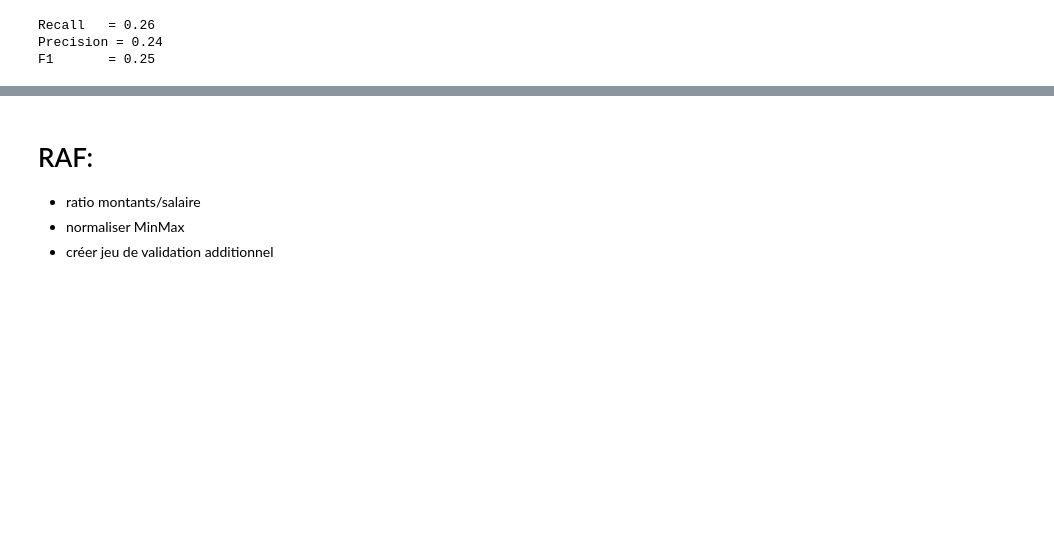
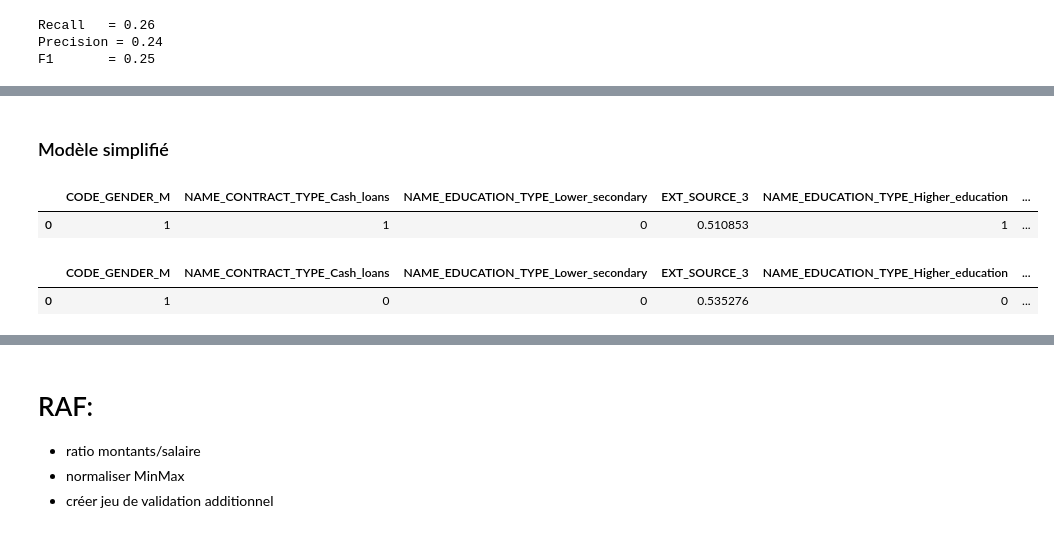
Before and after one commit to JeanRosselVallee/project_7, a Jupyter notebook: modeling/Jean_Vallée_2_notebook_modelisation_042024.ipynb, the cells around one changed output, grey strips where cells are left out. Cells and saved outputs as stored; diff of their text form; code cells hidden in the pictures; blank space fills up the shorter version.

```diff
--- a/modeling/Jean_Vallée_2_notebook_modelisation_042024.ipynb
+++ b/modeling/Jean_Vallée_2_notebook_modelisation_042024.ipynb
@@ -1490,0 +1512,12 @@ F1       = 0.25
+# %% [markdown]
+### Modèle simplifié
+# %%
+df_X_train_simple = df_X_train[list(df_features_top['feature'])]
+df_X_test_simple  = df_X_test [list(df_features_top['feature'])]
+display(df_X_train_simple.head(1))
+display(df_X_test_simple .head(1))
+# %% [output]
+|  | CODE_GENDER_M | NAME_CONTRACT_TYPE_Cash_loans | NAME_EDUCATION_TYPE_Lower_secondary | EXT_SOURCE_3 | NAME_EDUCATION_TYPE_Higher_education | ... |
+| 0 | 1 | 1 | 0 | 0.510853 | 1 | ... |
+|  | CODE_GENDER_M | NAME_CONTRACT_TYPE_Cash_loans | NAME_EDUCATION_TYPE_Lower_secondary | EXT_SOURCE_3 | NAME_EDUCATION_TYPE_Higher_education | ... |
+| 0 | 1 | 0 | 0 | 0.535276 | 0 | ... |
```
Also changed, not shown: parts of 54 cells of this notebook, 5 other files.
